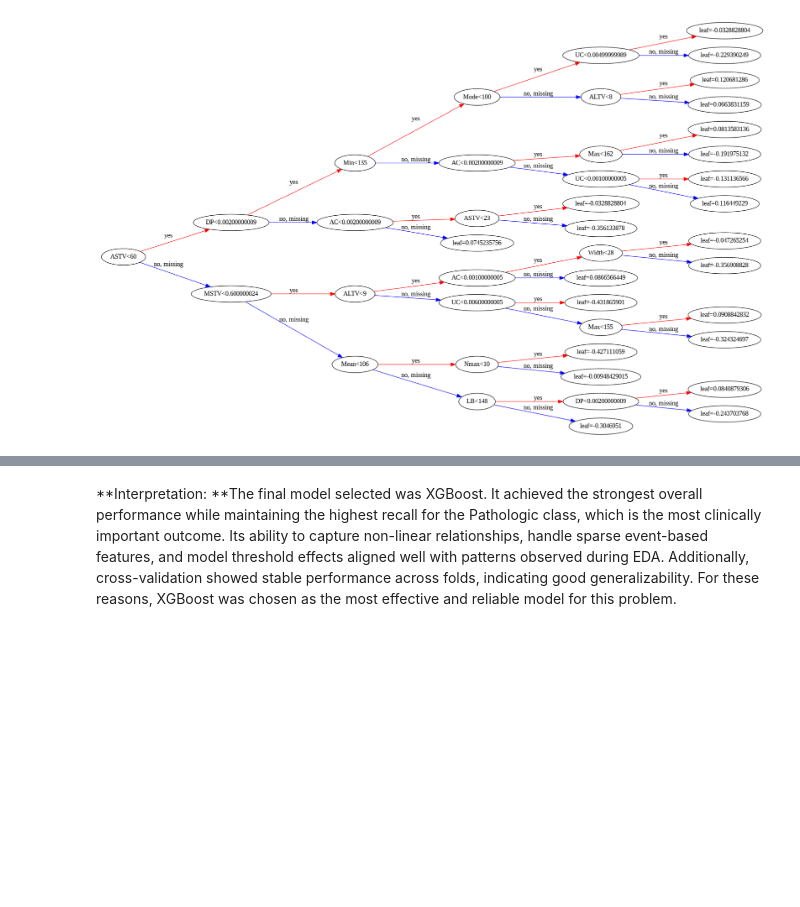
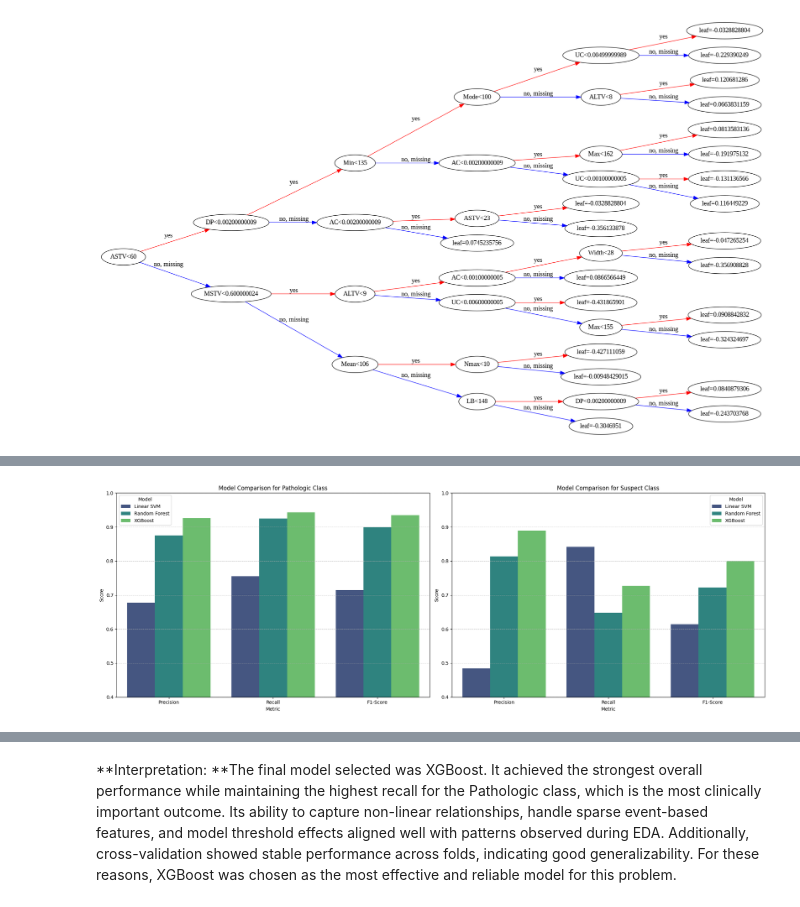
Before and after one commit to vgsilva-eng/applied-ai-ml, a Jupyter notebook: notebooks/Model_Analysis.ipynb, the cells around one changed output, grey strips where cells are left out. Saved outputs shown, nothing was run; the diff lists cells and outputs as text; code cells hidden in the pictures; blank space fills up the shorter version.

```diff
--- a/notebooks/Model_Analysis.ipynb
+++ b/notebooks/Model_Analysis.ipynb
@@ -856,0 +962,79 @@ scores
+# %%
+import pandas as pd
+import matplotlib.pyplot as plt
+import seaborn as sns
+
+# --- Pathologic Class Metrics (from previous execution) ---
+svm_pathologic_precision = 0.678
+svm_pathologic_recall = 0.755
+svm_pathologic_f1 = 0.714
+
+rf_pathologic_precision = 0.875
+rf_pathologic_recall = 0.925
+rf_pathologic_f1 = 0.899
+
+xgb_pathologic_precision = 0.926
+xgb_pathologic_recall = 0.943
+xgb_pathologic_f1 = 0.935
+
+pathologic_metrics = pd.DataFrame({
+    'Model': ['Linear SVM', 'Random Forest', 'XGBoost', 'Linear SVM', 'Random Forest', 'XGBoost', 'Linear SVM', 'Random Forest', 'XGBoost'],
+    'Metric': ['Precision', 'Precision', 'Precision', 'Recall', 'Recall', 'Recall', 'F1-Score', 'F1-Score', 'F1-Score'],
+    'Score': [
+        svm_pathologic_precision, rf_pathologic_precision, xgb_pathologic_precision,
+        svm_pathologic_recall, rf_pathologic_recall, xgb_pathologic_recall,
+        svm_pathologic_f1, rf_pathologic_f1, xgb_pathologic_f1
+    ]
+})
+
+# --- Suspect Class Metrics (extracted from classification reports) ---
+# Linear SVM for Suspect class (from output of KV-K8Y84Nvv5)
+svm_suspect_precision = 0.484
+svm_suspect_recall = 0.841
+svm_suspect_f1 = 0.614
+
+# Random Forest for Suspect class (from output of KV-K8Y84Nvv5)
+rf_suspect_precision = 0.814
+rf_suspect_recall = 0.648
+rf_suspect_f1 = 0.722
+
+# XGBoost for Suspect class (from output of KV-K8Y84Nvv5)
+xgb_suspect_precision = 0.889
+xgb_suspect_recall = 0.727
+xgb_suspect_f1 = 0.800
+
+suspect_metrics = pd.DataFrame({
+    'Model': ['Linear SVM', 'Random Forest', 'XGBoost', 'Linear SVM', 'Random Forest', 'XGBoost', 'Linear SVM', 'Random Forest', 'XGBoost'],
+    'Metric': ['Precision', 'Precision', 'Precision', 'Recall', 'Recall', 'Recall', 'F1-Score', 'F1-Score', 'F1-Score'],
+    'Score': [
+        svm_suspect_precision, rf_suspect_precision, xgb_suspect_precision,
+        svm_suspect_recall, rf_suspect_recall, xgb_suspect_recall,
+        svm_suspect_f1, rf_suspect_f1, xgb_suspect_f1
+    ]
+})
+
+# --- Plotting side-by-side ---
+fig, axes = plt.subplots(1, 2, figsize=(20, 7))
+
+# Plot for Pathologic Class
+sns.barplot(x='Metric', y='Score', hue='Model', data=pathologic_metrics, palette='viridis', ax=axes[0])
+axes[0].set_title('Model Comparison for Pathologic Class')
+axes[0].set_xlabel('Metric')
+axes[0].set_ylabel('Score')
+axes[0].set_ylim(0.4, 1.0) # Start y-axis from 0.4 as requested
+axes[0].legend(title='Model')
+axes[0].grid(axis='y', linestyle='--', alpha=0.7)
+
+# Plot for Suspect Class
+sns.barplot(x='Metric', y='Score', hue='Model', data=suspect_metrics, palette='viridis', ax=axes[1])
+axes[1].set_title('Model Comparison for Suspect Class')
+axes[1].set_xlabel('Metric')
+axes[1].set_ylabel('Score')
+axes[1].set_ylim(0.4, 1.0) # Start y-axis from 0.4 as requested
+axes[1].legend(title='Model')
+axes[1].grid(axis='y', linestyle='--', alpha=0.7)
+
+plt.tight_layout()
+plt.show()
+# %% [output]
+[figure, added]
```
Also changed, not shown: parts of 21 cells of this notebook.
